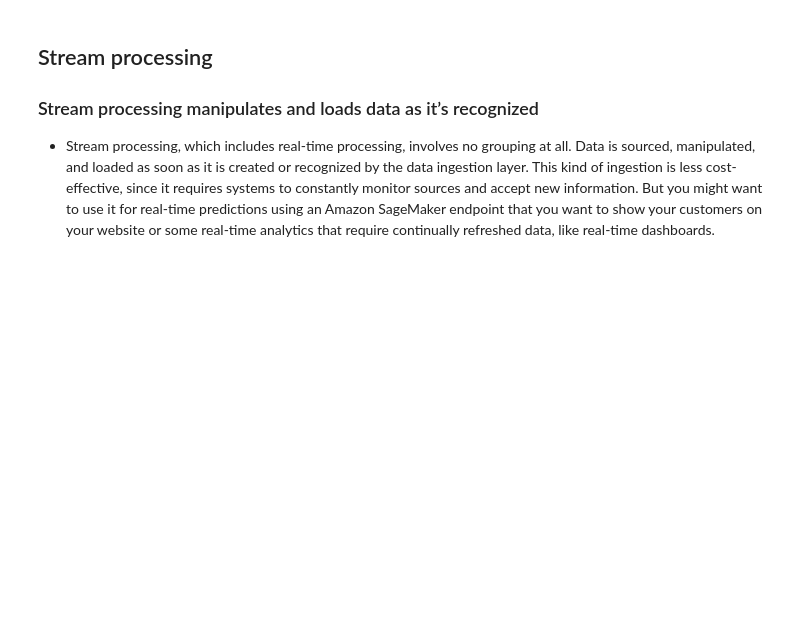
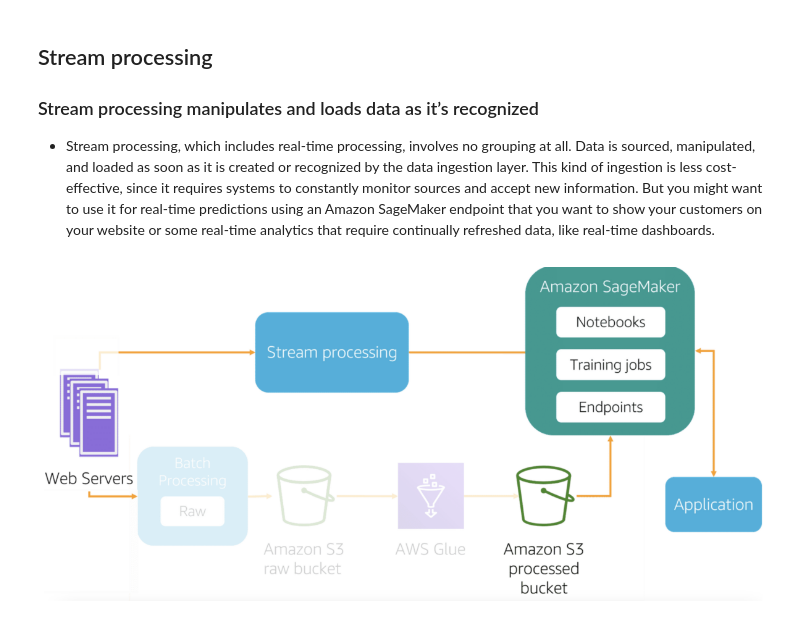
Before and after one commit to MaukanMir/AI-ML-Learning, a Jupyter notebook: AWS/S3-Storage.ipynb, the cells around one changed output. Drawn from its saved outputs; the diff is of its cells as text; code cells hidden in the pictures; blank space fills up the shorter version.

```diff
--- a/AWS/S3-Storage.ipynb
+++ b/AWS/S3-Storage.ipynb
@@ -70,3 +70,11 @@ plt.show()
 ### Stream processing manipulates and loads data as it’s recognized
 
 - Stream processing, which includes real-time processing, involves no grouping at all. Data is sourced, manipulated, and loaded as soon as it is created or recognized by the data ingestion layer. This kind of ingestion is less cost-effective, since it requires systems to constantly monitor sources and accept new information. But you might want to use it for real-time predictions using an Amazon SageMaker endpoint that you want to show your customers on your website or some real-time analytics that require continually refreshed data, like real-time dashboards.
+# %%
+img = mpimg.imread('/Users/maukanmir/Documents/MLE-Interview-Prep/MLE-Interview/images/stream-processing.png')
+plt.figure(figsize=(15, 8))
+plt.imshow(img)
+plt.axis('off')
+plt.show()
+# %% [output]
+[figure, added]
```
